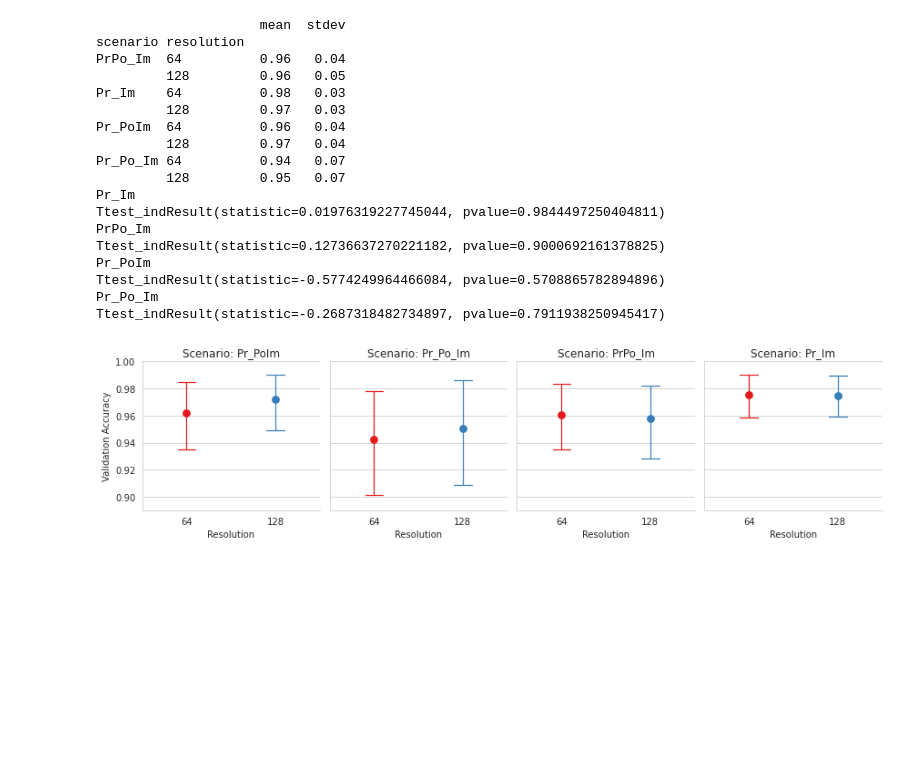
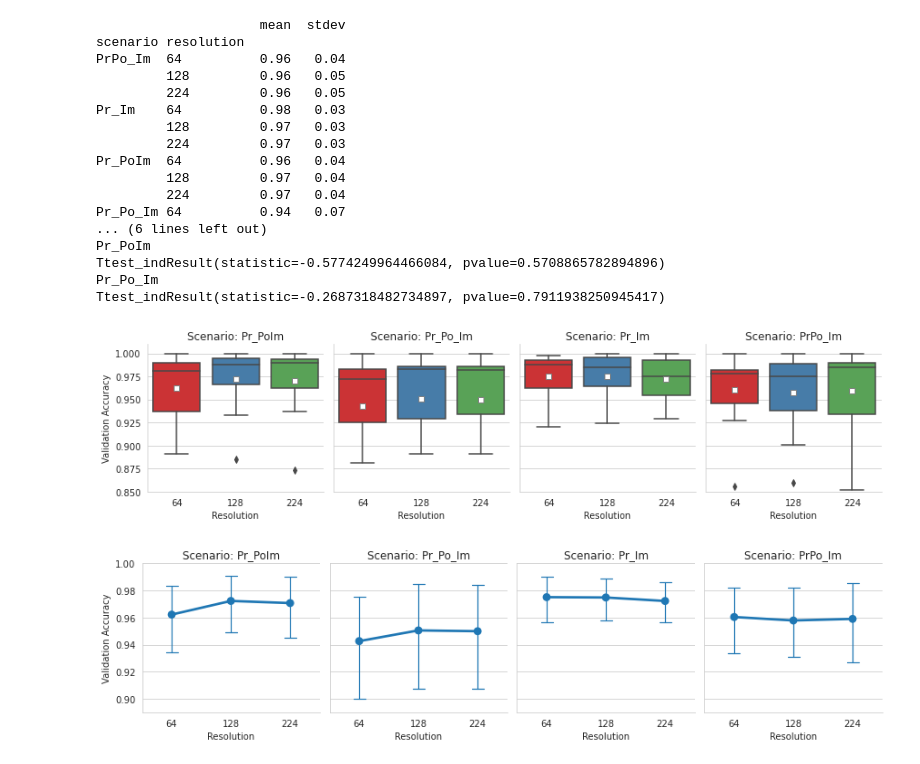
Before and after one commit to narslab/vis-inference, a Jupyter notebook: bin/jupyter/sensitivity-analysis.ipynb, the cells around one changed output. Drawn from its saved outputs; the diff is of its cells as text; code cells hidden in the pictures; blank space fills up the shorter version.

```diff
--- a/bin/jupyter/sensitivity-analysis.ipynb
+++ b/bin/jupyter/sensitivity-analysis.ipynb
@@ -86,9 +86,11 @@ gg = plotMeanAccuracyLoss()
 # %%
-def plotMeanValidationAccuracy():
+def testMeanValidationAccuracy():
     df = getPerformanceDataFrame()
+
     df = df[['scenario', "resolution", "trial", 'best_val_accuracy']].drop_duplicates()
     #df1['resolution'] = df1['resolution'].map(str)
     df = df.melt(id_vars = ['scenario', "resolution", "trial"], value_vars = ["best_val_accuracy"], var_name = "metric", value_name = "value")
+
     dfacc = df.groupby(["scenario", "resolution"]).mean()
     dfacc = dfacc.drop(["trial"], axis = 1)
     dfacc.columns = ['mean']
@@ -98,39 +100,68 @@ def plotMeanValidationAccuracy():
         print(s)
         dfs = df[df.scenario==s]
         print(ttest_ind(dfs.loc[dfs.resolution==64,'value'], dfs.loc[dfs.resolution==128,'value'], equal_var=False))
-    g = sns.FacetGrid(df1, col="scenario", sharey = True)
-    g.map_dataframe(sns.pointplot, x = "resolution", y = "value",
-                 hue = "resolution", palette= sns.color_palette("Set1", n_colors=2), capsize = .2, errwidth=1.2)
-    g.set(ylim =(.89,1.0))
-    g.set_axis_labels("Resolution", "Validation Accuracy")
-    axes = g.axes
-    for row, axlist in enumerate(axes):
-        for col, axis in enumerate(axes[row]):
-            axes[row,col].set_title("Scenario: " +
-                                 str(axes[row,col].title).split("scenario = ")[1].split(")")[0].split("\'")[0])
-    g.savefig("../../figures/scenario_resolution_validation_accuracy.png", dpi=180)
+
     return
-plotMeanValidationAccuracy()
-# g2.map_dataframe(sns.boxplot, x = "resolution", y = "value",
-#                  hue = "resolution", palette= sns.color_palette("Set1", n_colors=2),
-#                  showmeans=True, meanprops={"marker":"s","markerfacecolor":"white", "markeredgecolor":"gray"})
+testMeanValidationAccuracy()
 # %% [output]
                      mean  stdev
 scenario resolution
 PrPo_Im  64          0.96   0.04
          128         0.96   0.05
+         224         0.96   0.05
 Pr_Im    64          0.98   0.03
          128         0.97   0.03
+         224         0.97   0.03
 Pr_PoIm  64          0.96   0.04
          128         0.97   0.04
+         224         0.97   0.04
 Pr_Po_Im 64          0.94   0.07
-         128         0.95   0.07
-Pr_Im
-Ttest_indResult(statistic=0.01976319227745044, pvalue=0.9844497250404811)
-PrPo_Im
-Ttest_indResult(statistic=0.12736637270221182, pvalue=0.9000692161378825)
+... (6 lines left out)
 Pr_PoIm
 Ttest_indResult(statistic=-0.5774249964466084, pvalue=0.5708865782894896)
 Pr_Po_Im
 Ttest_indResult(statistic=-0.2687318482734897, pvalue=0.7911938250945417)
-[figure, removed]
+# %%
+def plotSummaryValidationAccuracy(type="box", facet=True):
+    df = getPerformanceDataFrame()
+    df = df[['scenario', "resolution", "trial", 'best_val_accuracy']].drop_duplicates()
+    num_resolutions = len(df.resolution.unique())
+    df.resolution = df.resolution.astype(object)
+    df = df.melt(id_vars = ['scenario', "resolution", "trial"], value_vars = ["best_val_accuracy"], var_name = "metric", value_name = "value")
+    if facet==True:
+        g = sns.FacetGrid(df, col="scenario", sharey = True)
+        if type=="box":
+            g.map_dataframe(sns.boxplot, x = "resolution", y = "value", hue = "resolution",
+                        palette= sns.color_palette("Set1", n_colors=num_resolutions), dodge =False,
+                        showmeans=True,meanprops={"marker":"s","markerfacecolor":"white", "markeredgecolor":"gray"})#, capsize = .2, errwidth=1.2)
+            g.set(ylim =(.85,1.01))
+        elif type=="point":
+            g.map_dataframe(sns.pointplot, x = "resolution", y = "value",  capsize = .2, errwidth=1.2)
+            g.set(ylim =(.89,1.0))
+        g.set_axis_labels("Resolution", "Validation Accuracy")
+        axes = g.axes
+        for row, axlist in enumerate(axes):
+            for col, axis in enumerate(axes[row]):
+                axes[row,col].set_title("Scenario: " +
+                                     str(axes[row,col].title).split("scenario = ")[1].split(")")[0].split("\'")[0])
+        g.savefig("../../figures/scenario_resolution_validation_accuracy_" + type + "plot.png", dpi=180)
+    elif facet==False:
+        #plt.figure(figsize=(14,4))
+        #ax = plt.subplot(121)
+        if type=="box":
+            g = sns.boxplot( x = "scenario", y = "value", hue = "resolution", data = df,
+                            showmeans=True,meanprops={"marker":"s","markerfacecolor":"white", "markeredgecolor":"gray"},
+                            palette= sns.color_palette("Set1", n_colors=num_resolutions))#, ax=ax)
+        elif type=="point":
+            g = sns.pointplot(x = "scenario", y = "value", hue = "resolution", data = df, palette= sns.color_palette("Set1", n_colors=num_resolutions), dodge=True,capsize = .2, errwidth=1.2, boxprops=dict(alpha=.3))#, ax=ax)
+        g.legend(bbox_to_anchor=(1.05, 1), loc=2, title= "Resolution",borderaxespad=0.)
+        g.set(xlabel="Scenario", ylabel="Validation Accuracy")
+        g.get_figure().tight_layout()
+        g.get_figure().savefig("../../figures/scenario_resolution_validation_accuracy_facet_" + type + "plot.png", dpi=180)
+    return
+# %%
+plotSummaryValidationAccuracy("box", facet=True)
+plotSummaryValidationAccuracy("point", facet=True)
+# %% [output]
+[figure, added]
+[figure, added]
```
Also changed, not shown: parts of 4 cells of this notebook, 24 other files.
